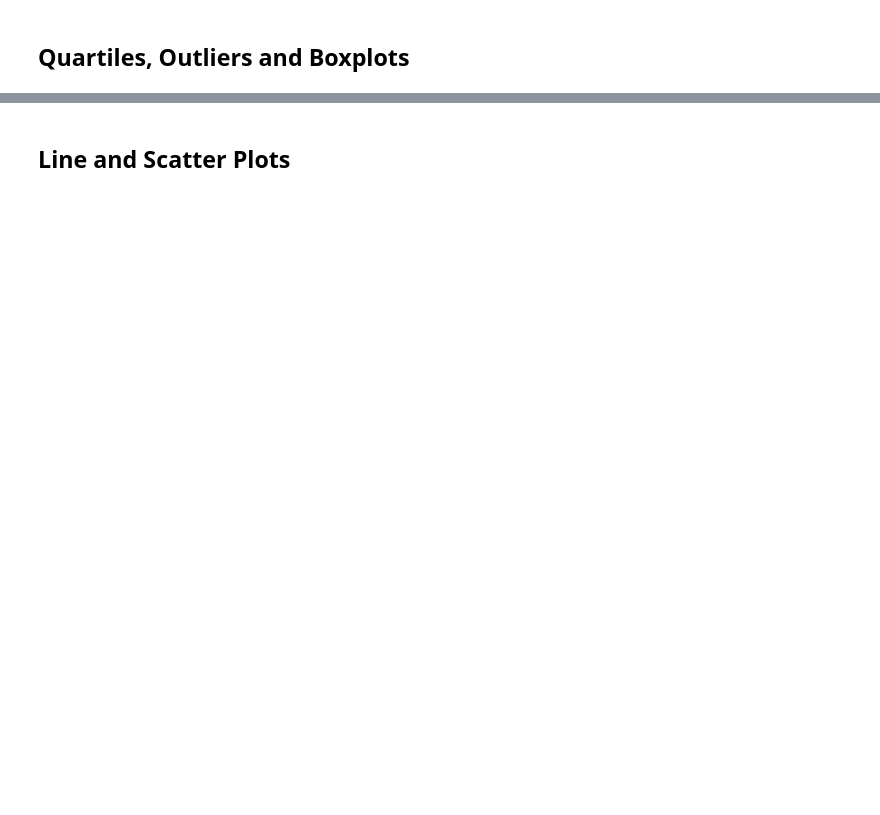
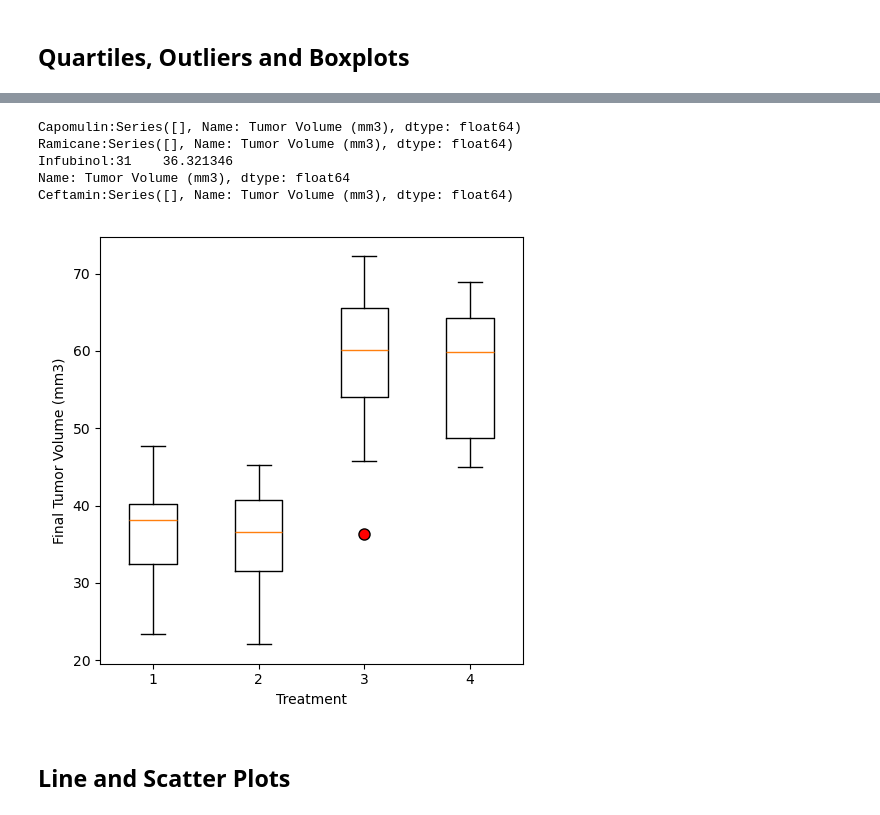
Before and after one commit to wrobertson90/Data_Visualization_challenge, a Jupyter notebook: Pymaceuticals/pymaceuticals.ipynb, the cells around one changed output, grey strips where cells are left out. Drawn from its saved outputs; the diff is of its cells as text; code cells hidden in the pictures; blank space fills up the shorter version.

```diff
--- a/Pymaceuticals/pymaceuticals.ipynb
+++ b/Pymaceuticals/pymaceuticals.ipynb
@@ -211,6 +218,11 @@ plt.tight_layout()
 # Capomulin, Ramicane, Infubinol, and Ceftamin
 
 # Start by getting the last (greatest) timepoint for each mouse
-
+last_tp=cleaned_mouse.groupby("Mouse ID")["Timepoint"].max().reset_index()
 
 # Merge this group df with the original DataFrame to get the tumor volume at the last timepoint
+final_tumor=pd.merge(last_tp,cleaned_mouse, on=["Mouse ID","Timepoint"])
+# Filter for Capomulin, Ramicane, Infubinol, and Ceftamin
+chosen_sample=["Capomulin","Ramicane", "Infubinol","Ceftamin"]
+filtered_tumor=final_tumor[final_tumor["Drug Regimen"].isin(chosen_sample)]
+filtered_tumor[["Mouse ID","Drug Regimen","Timepoint","Tumor Volume (mm3)"]]
@@ -217,17 +243,35 @@ plt.tight_layout()
 # %%
 # Put treatments into a list for for loop (and later for plot labels)
-
+treatments=["Capomulin","Ramicane", "Infubinol","Ceftamin"]
 
 # Create empty list to fill with tumor vol data (for plotting)
-
+tumor_size_data={}
+for treatment in treatments:
+    treatment_results=filtered_tumor[filtered_tumor["Drug Regimen"] == treatment]
+    tumor_size=treatment_results["Tumor Volume (mm3)"]
+    # tumor_size_data.append(tumor_size.values)
 
 # Calculate the IQR and quantitatively determine if there are any potential outliers.
-
+    q1=np.percentile(tumor_size, 25)
+    q3=np.percentile(tumor_size, 75)
+    iqr=q3-q1
 
     # Locate the rows which contain mice on each drug and get the tumor volumes
 
 
-    # add subset
+    # # add subset
+    subset=treatment_results[["Mouse ID","Tumor Volume (mm3)","Timepoint"]]
 
-
-    # Determine outliers using upper and lower bounds
+    # # Determine outliers using upper and lower bounds
+    lower_bound=q1-(1.5*iqr)
+    upper_bound=q3+(1.5*iqr)
+    outliers =tumor_size[(tumor_size < lower_bound)|(tumor_size > upper_bound)]
+    tumor_size_data[treatment]=outliers
+for treatment, outliers in tumor_size_data.items():
+    print(f"{treatment}:{outliers}")
+# %% [output]
+Capomulin:Series([], Name: Tumor Volume (mm3), dtype: float64)
+Ramicane:Series([], Name: Tumor Volume (mm3), dtype: float64)
+Infubinol:31    36.321346
+Name: Tumor Volume (mm3), dtype: float64
+Ceftamin:Series([], Name: Tumor Volume (mm3), dtype: float64)
@@ -236,3 +278,17 @@ plt.tight_layout()
+# %%
+# Generate a box plot that shows the distribution of the tumor volume for each treatment group.
+treatments=["Capomulin","Ramicane", "Infubinol","Ceftamin"]
+tumor_volume_data=[filtered_tumor[filtered_tumor["Drug Regimen"]== treatment]["Tumor Volume (mm3)"]
+                   for treatment in treatments]
+
+plt.figure(figsize=(5, 5))
+plt.boxplot(tumor_volume_data, flierprops={"markerfacecolor": "red", "markersize": 8})
+plt.ylabel("Final Tumor Volume (mm3)")
+plt.xlabel("Treatment")
+# plt.xticks("Drug Regimen")
+plt.tight_layout()
+# %% [output]
+[figure, added]
 # %% [markdown]
 ## Line and Scatter Plots
 # %%
```
Also changed, not shown: parts of 15 cells of this notebook, 1 other file.
